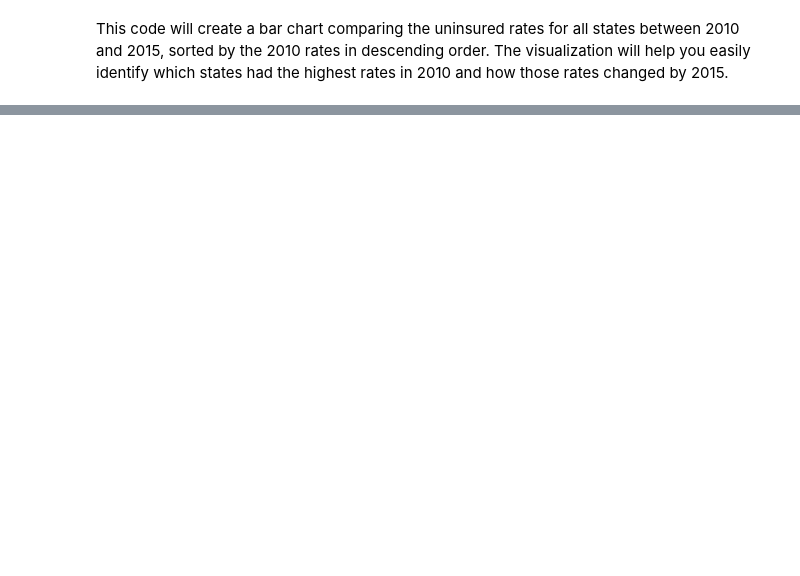
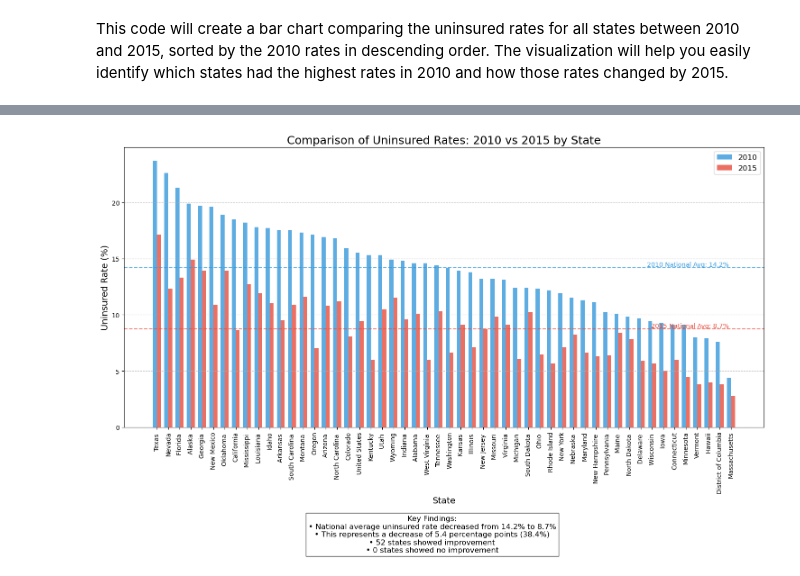
Before and after one commit to reddragonx95/US-Health-Insurance-Before-and-After-Affordable-Care-Act, a Jupyter notebook: healthinsuranceusacode.ipynb, the cells around one changed output, grey strips where cells are left out. Cells and saved outputs as stored; diff of their text form; code cells hidden in the pictures; blank space fills up the shorter version.

```diff
--- a/healthinsuranceusacode.ipynb
+++ b/healthinsuranceusacode.ipynb
@@ -197,0 +22,89 @@ This code will create a bar chart comparing the uninsured rates for all states b
+# %%
+# Assistant
+import pandas as pd
+import matplotlib.pyplot as plt
+import numpy as np
+
+# Load the data from states.csv
+df = pd.read_csv('states.csv')
+
+# Convert both columns to numeric values, removing any '%' signs if present
+df['Uninsured Rate (2010)'] = pd.to_numeric(df['Uninsured Rate (2010)'].str.replace('%', ''), errors='coerce')
+df['Uninsured Rate (2015)'] = pd.to_numeric(df['Uninsured Rate (2015)'].str.replace('%', ''), errors='coerce')
+
+# Calculate mean uninsured rates by state for both years
+state_rates = df.groupby('State')[['Uninsured Rate (2010)', 'Uninsured Rate (2015)']].mean()
+
+# Sort by 2010 rates for better visualization
+state_rates = state_rates.sort_values('Uninsured Rate (2010)', ascending=False)
+
+# Create a figure with appropriate size
+plt.figure(figsize=(15, 10))
+
+# Set the width of the bars
+bar_width = 0.35
+index = np.arange(len(state_rates.index))
+
+# Create the bar chart
+bar1 = plt.bar(index, state_rates['Uninsured Rate (2010)'], bar_width,
+               label='2010', color='#3498db', alpha=0.8)
+bar2 = plt.bar(index + bar_width, state_rates['Uninsured Rate (2015)'], bar_width,
+               label='2015', color='#e74c3c', alpha=0.8)
+
+# Add labels and title
+plt.title("Comparison of Uninsured Rates: 2010 vs 2015 by State", fontsize=18)
+plt.xlabel("State", fontsize=14)
+plt.ylabel("Uninsured Rate (%)", fontsize=14)
+plt.xticks(index + bar_width/2, state_rates.index, rotation=90, fontsize=10)
+plt.legend(fontsize=12)
+
+# Add grid lines for better readability
+plt.grid(axis='y', linestyle='--', alpha=0.7)
+
+# Calculate national averages
+nat_avg_2010 = state_rates['Uninsured Rate (2010)'].mean()
+nat_avg_2015 = state_rates['Uninsured Rate (2015)'].mean()
+
+# Add horizontal lines for national averages
+plt.axhline(y=nat_avg_2010, color='#3498db', linestyle='--', alpha=0.7)
+plt.axhline(y=nat_avg_2015, color='#e74c3c', linestyle='--', alpha=0.7)
+
+# Add text annotations for national averages
+plt.text(len(state_rates)-1, nat_avg_2010, f'2010 National Avg: {nat_avg_2010:.1f}%',
+         fontsize=10, va='bottom', ha='right', color='#3498db')
+plt.text(len(state_rates)-1, nat_avg_2015, f'2015 National Avg: {nat_avg_2015:.1f}%',
+         fontsize=10, va='bottom', ha='right', color='#e74c3c')
+
+# Calculate the average change
+avg_change = (nat_avg_2015 - nat_avg_2010)
+pct_change = (avg_change / nat_avg_2010) * 100
+
+# Add summary statistics as text
+summary_text = (
+    f"Key Findings:\n"
+    f"• National average uninsured rate decreased from {nat_avg_2010:.1f}% to {nat_avg_2015:.1f}%\n"
+    f"• This represents a decrease of {abs(avg_change):.1f} percentage points ({abs(pct_change):.1f}%)\n"
+    f"• {sum(state_rates['Uninsured Rate (2015)'] < state_rates['Uninsured Rate (2010)'])} states showed improvement\n"
+    f"• {sum(state_rates['Uninsured Rate (2015)'] >= state_rates['Uninsured Rate (2010)'])} states showed no improvement"
+)
+
+plt.figtext(0.5, 0.01, summary_text, ha="center", fontsize=12, bbox=dict(facecolor='white', alpha=0.8))
+
+# Adjust layout to make room for all elements
+plt.tight_layout(rect=[0, 0.1, 1, 0.95])
+
+# Display the plot
+plt.show()
+
+# Print additional statistics
+print("States with Highest Uninsured Rates in 2010:")
+print(state_rates.nlargest(5, 'Uninsured Rate (2010)')[['Uninsured Rate (2010)', 'Uninsured Rate (2015)']])
+
+print("\nStates with Highest Uninsured Rates in 2015:")
+print(state_rates.nlargest(5, 'Uninsured Rate (2015)')[['Uninsured Rate (2010)', 'Uninsured Rate (2015)']])
+
+print("\nStates with Largest Decreases in Uninsured Rate:")
+state_rates['Change'] = state_rates['Uninsured Rate (2015)'] - state_rates['Uninsured Rate (2010)']
+print(state_rates.nsmallest(5, 'Change')[['Uninsured Rate (2010)', 'Uninsured Rate (2015)', 'Change']])
+# %% [output]
+[figure, added]
```
Also changed, not shown: parts of 22 cells of this notebook.
